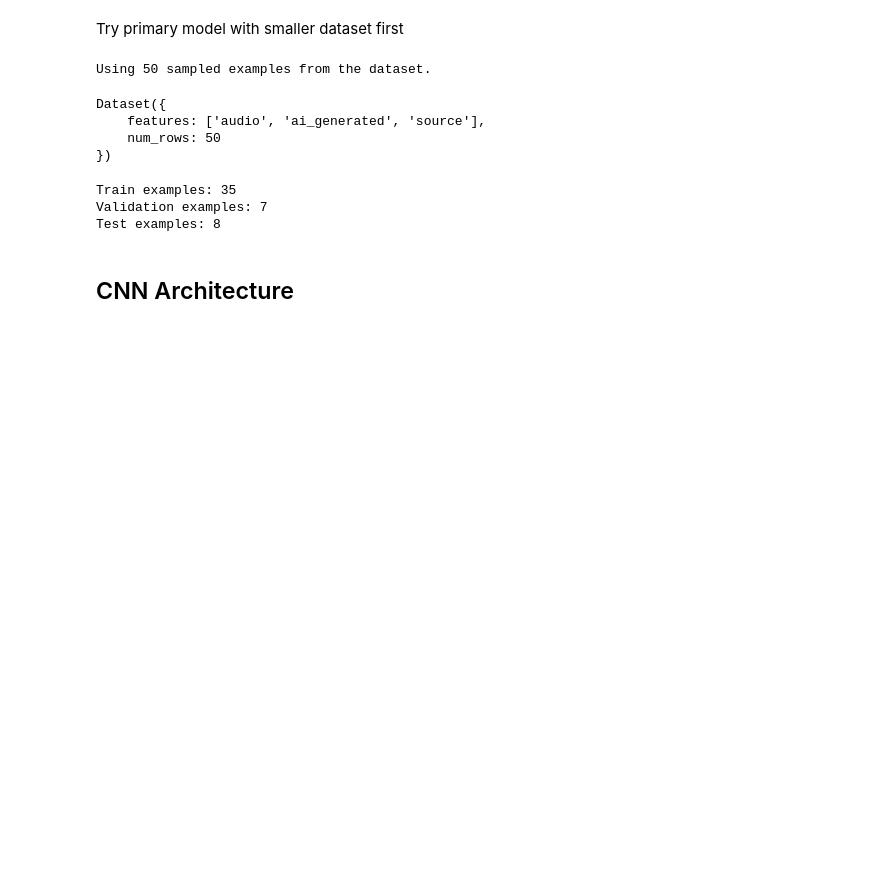
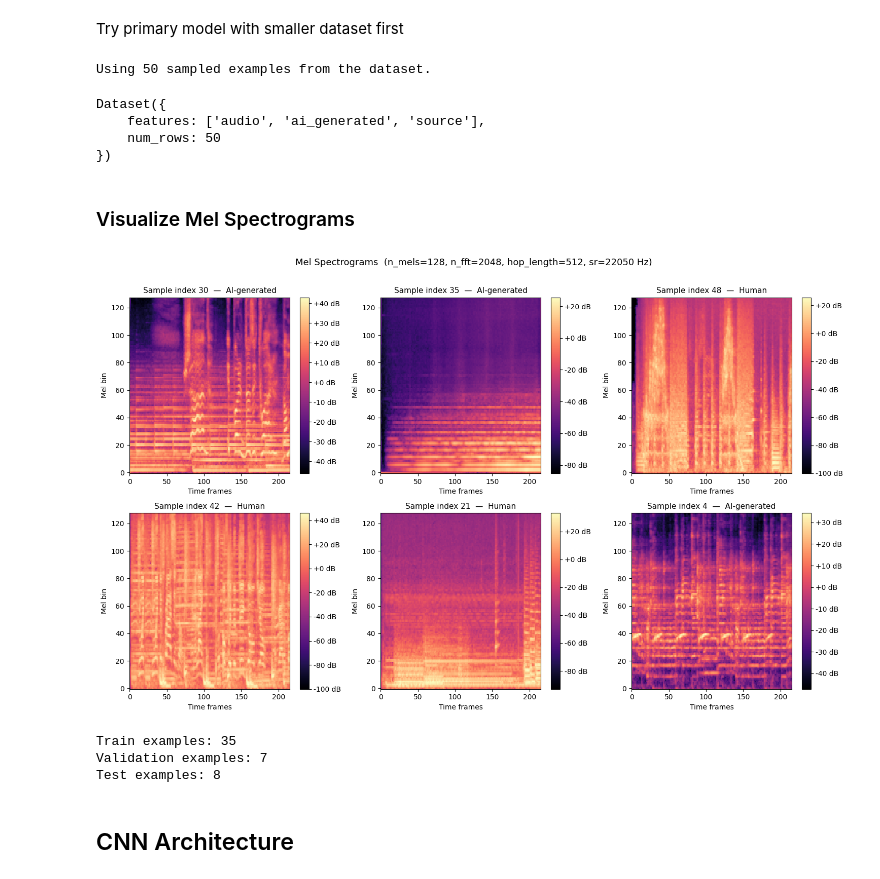
Before and after one commit to lil-yc/aps360-project, a Jupyter notebook: primary.ipynb, the cells around one changed output. Drawn from its saved outputs; the diff is of its cells as text; code cells hidden in the pictures; blank space fills up the shorter version.

Commit message:
mel spectrogram visualization

```diff
--- a/primary.ipynb
+++ b/primary.ipynb
@@ -183,6 +190,57 @@ class MusicDataset(Dataset):
         label = self._extract_label(item)
 
         return mel, torch.tensor(label).float()
+# %% [markdown]
+### Visualize Mel Spectrograms
+# %%
+def visualize_mel_spectrograms(hf_dataset, n=6, seed=RANDOM_SEED):
+    """Plot mel spectrograms for n random samples from hf_dataset, labelled by class."""
+    rng = np.random.default_rng(seed)
+    indices = rng.choice(len(hf_dataset), size=n, replace=False).tolist()
+
+    # Reuse MusicDataset loading logic by wrapping selected items in a plain list.
+    # MusicDataset only calls __getitem__ and __len__ on hf_dataset, so a list works.
+    items = [hf_dataset[i] for i in indices]
+    tmp_dataset = MusicDataset(items)
+
+    ncols = 3
+    nrows = (n + ncols - 1) // ncols
+    fig, axes = plt.subplots(nrows, ncols, figsize=(15, 4.5 * nrows))
+    axes = np.array(axes).flatten()
+
+    for plot_idx in range(n):
+        mel, label = tmp_dataset[plot_idx]   # (1, n_mels, time_frames), scalar
+        mel_np = mel.squeeze(0).numpy()      # (n_mels, time_frames)
+
+        ax = axes[plot_idx]
+        img = ax.imshow(
+            mel_np,
+            aspect="auto",
+            origin="lower",
+            interpolation="nearest",
+            cmap="magma"
+        )
+        label_str = "AI-generated" if int(label.item()) == 1 else "Human"
+        ax.set_title(f"Sample index {indices[plot_idx]}  —  {label_str}", fontsize=11)
+        ax.set_xlabel("Time frames")
+        ax.set_ylabel("Mel bin")
+        fig.colorbar(img, ax=ax, format="%+2.0f dB")
+
+    # Hide any unused axes
+    for ax in axes[n:]:
+        ax.set_visible(False)
+
+    plt.suptitle(
+        f"Mel Spectrograms  (n_mels={N_MELS}, n_fft={FFT_SIZE}, hop_length={HOP_LENGTH}, sr={SAMPLE_RATE} Hz)",
+        fontsize=13, y=1.01
+    )
+    plt.tight_layout()
+    plt.show()
+
+
+visualize_mel_spectrograms(ds, n=6)
+# %% [output]
+[figure, added]
 # %%
 # 70/15/15 dataset split
 train_test_split = ds.train_test_split(
```
Also changed, not shown: parts of 5 cells of this notebook.
